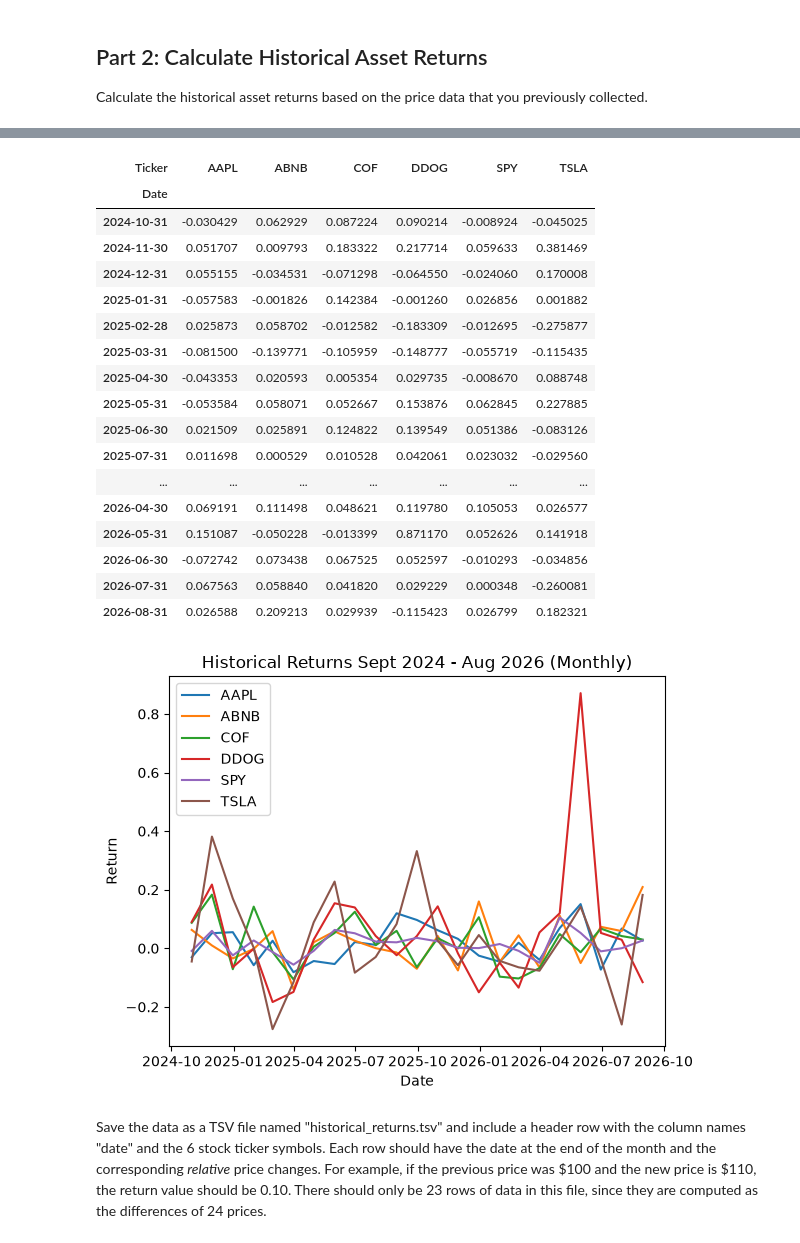
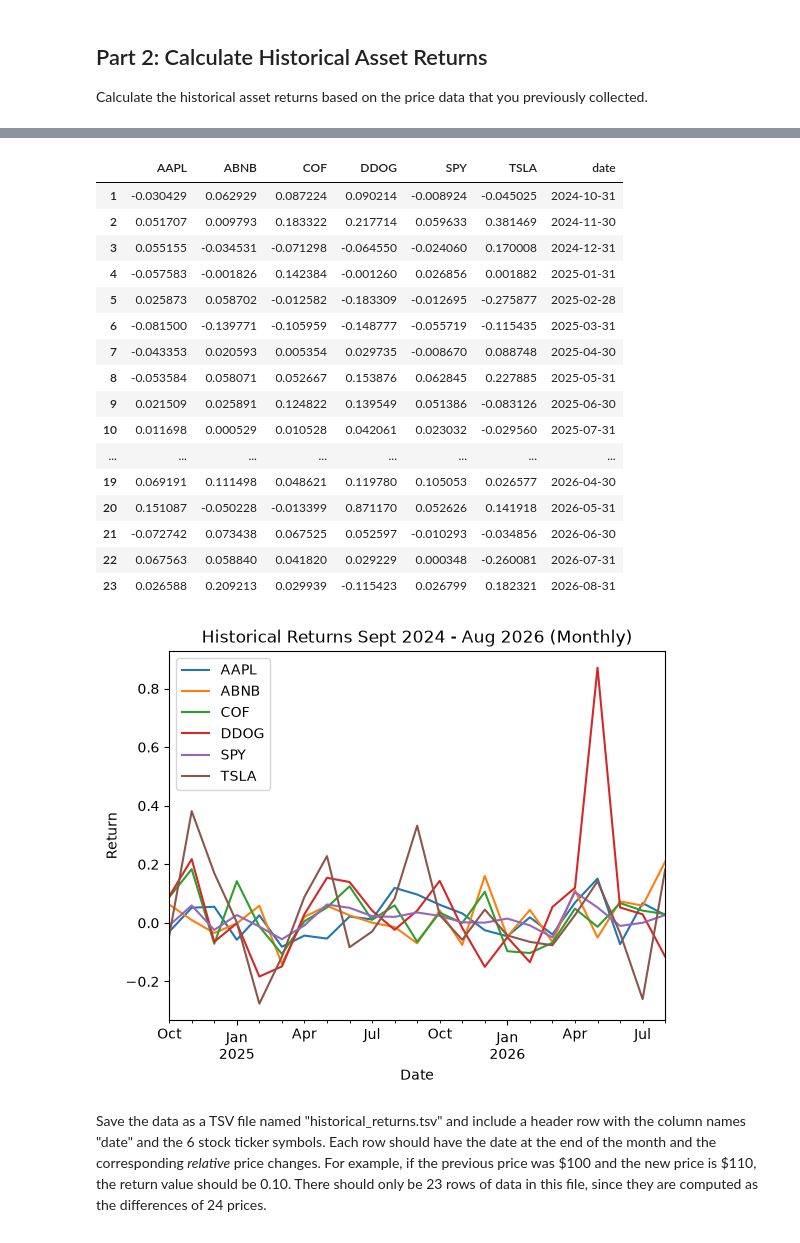
Before and after one commit to calebhadley1/AI_in_the_Field_Coursework, a Jupyter notebook: Week 1/dx704-project-01.ipynb, the cells around one changed output, grey strips where cells are left out. Cells and saved outputs as stored; diff of their text form; code cells hidden in the pictures.

Commit message:
estimated returns

```diff
--- a/Week 1/dx704-project-01.ipynb
+++ b/Week 1/dx704-project-01.ipynb
@@ -127,3 +127,8 @@ Save the data as a TSV file named "historical_prices.tsv" and include a header r
 The date should be the last trading day of the month, so it may not be the last day of the month.
 For example, the last trading day of November 2024 was 2024-11-29.
 The remaining columns should contain the adjusted closing prices of the corresponding stock tickers on that day.
+# %%
+monthly_prices.reset_index(inplace=True)
+monthly_prices.columns.name = None
+monthly_prices.rename(columns={'Date': 'date'}, inplace=True)
+monthly_prices
@@ -160,39 +172,40 @@ None
 # %%
+returns_cols = monthly_prices.columns[1:]  # Exclude the 'date' column
+
 # Calculate historical asset returns based on the monthly prices
 # Return = (ending price - starting price) / starting price
-monthly_returns = monthly_prices.pct_change()
+monthly_returns = monthly_prices[returns_cols].pct_change()
+
 monthly_returns.dropna(inplace=True)  # Sept will not have percent change since it's first month
+monthly_returns['date'] = monthly_prices['date']
 monthly_returns
 # %% [output]
-| Ticker | AAPL | ABNB | COF | DDOG | SPY | TSLA |
-| Date |  |  |  |  |  |  |
-| 2024-10-31 | -0.030429 | 0.062929 | 0.087224 | 0.090214 | -0.008924 | -0.045025 |
-| 2024-11-30 | 0.051707 | 0.009793 | 0.183322 | 0.217714 | 0.059633 | 0.381469 |
-| 2024-12-31 | 0.055155 | -0.034531 | -0.071298 | -0.064550 | -0.024060 | 0.170008 |
-| 2025-01-31 | -0.057583 | -0.001826 | 0.142384 | -0.001260 | 0.026856 | 0.001882 |
-| 2025-02-28 | 0.025873 | 0.058702 | -0.012582 | -0.183309 | -0.012695 | -0.275877 |
-| 2025-03-31 | -0.081500 | -0.139771 | -0.105959 | -0.148777 | -0.055719 | -0.115435 |
-| 2025-04-30 | -0.043353 | 0.020593 | 0.005354 | 0.029735 | -0.008670 | 0.088748 |
-| 2025-05-31 | -0.053584 | 0.058071 | 0.052667 | 0.153876 | 0.062845 | 0.227885 |
-| 2025-06-30 | 0.021509 | 0.025891 | 0.124822 | 0.139549 | 0.051386 | -0.083126 |
-| 2025-07-31 | 0.011698 | 0.000529 | 0.010528 | 0.042061 | 0.023032 | -0.029560 |
-| ... | ... | ... | ... | ... | ... | ... |
-| 2026-04-30 | 0.069191 | 0.111498 | 0.048621 | 0.119780 | 0.105053 | 0.026577 |
-| 2026-05-31 | 0.151087 | -0.050228 | -0.013399 | 0.871170 | 0.052626 | 0.141918 |
-| 2026-06-30 | -0.072742 | 0.073438 | 0.067525 | 0.052597 | -0.010293 | -0.034856 |
-| 2026-07-31 | 0.067563 | 0.058840 | 0.041820 | 0.029229 | 0.000348 | -0.260081 |
-| 2026-08-31 | 0.026588 | 0.209213 | 0.029939 | -0.115423 | 0.026799 | 0.182321 |
+|  | AAPL | ABNB | COF | DDOG | SPY | TSLA | date |
+| 1 | -0.030429 | 0.062929 | 0.087224 | 0.090214 | -0.008924 | -0.045025 | 2024-10-31 |
+| 2 | 0.051707 | 0.009793 | 0.183322 | 0.217714 | 0.059633 | 0.381469 | 2024-11-30 |
+| 3 | 0.055155 | -0.034531 | -0.071298 | -0.064550 | -0.024060 | 0.170008 | 2024-12-31 |
+| 4 | -0.057583 | -0.001826 | 0.142384 | -0.001260 | 0.026856 | 0.001882 | 2025-01-31 |
+| 5 | 0.025873 | 0.058702 | -0.012582 | -0.183309 | -0.012695 | -0.275877 | 2025-02-28 |
+| 6 | -0.081500 | -0.139771 | -0.105959 | -0.148777 | -0.055719 | -0.115435 | 2025-03-31 |
+| 7 | -0.043353 | 0.020593 | 0.005354 | 0.029735 | -0.008670 | 0.088748 | 2025-04-30 |
+| 8 | -0.053584 | 0.058071 | 0.052667 | 0.153876 | 0.062845 | 0.227885 | 2025-05-31 |
+| 9 | 0.021509 | 0.025891 | 0.124822 | 0.139549 | 0.051386 | -0.083126 | 2025-06-30 |
+| 10 | 0.011698 | 0.000529 | 0.010528 | 0.042061 | 0.023032 | -0.029560 | 2025-07-31 |
+| ... | ... | ... | ... | ... | ... | ... | ... |
+| 19 | 0.069191 | 0.111498 | 0.048621 | 0.119780 | 0.105053 | 0.026577 | 2026-04-30 |
+| 20 | 0.151087 | -0.050228 | -0.013399 | 0.871170 | 0.052626 | 0.141918 | 2026-05-31 |
+| 21 | -0.072742 | 0.073438 | 0.067525 | 0.052597 | -0.010293 | -0.034856 | 2026-06-30 |
+| 22 | 0.067563 | 0.058840 | 0.041820 | 0.029229 | 0.000348 | -0.260081 | 2026-07-31 |
+| 23 | 0.026588 | 0.209213 | 0.029939 | -0.115423 | 0.026799 | 0.182321 | 2026-08-31 |
 # %%
 import matplotlib.pyplot as plt
-
-plt.plot(monthly_returns)
-plt.legend(monthly_returns.columns)
+monthly_returns.plot(x='date')
 plt.title("Historical Returns Sept 2024 - Aug 2026 (Monthly)")
 plt.xlabel("Date")
 plt.ylabel("Return")
 None
 # %% [output]
-[figure, old version]
+[figure, new version]
 # %% [markdown]
 Save the data as a TSV file named "historical_returns.tsv" and include a header row with the column names "date" and the 6 stock ticker symbols.
 Each row should have the date at the end of the month and the corresponding *relative* price changes.
```
Also changed, not shown: parts of 11 cells of this notebook, 3 other files.
